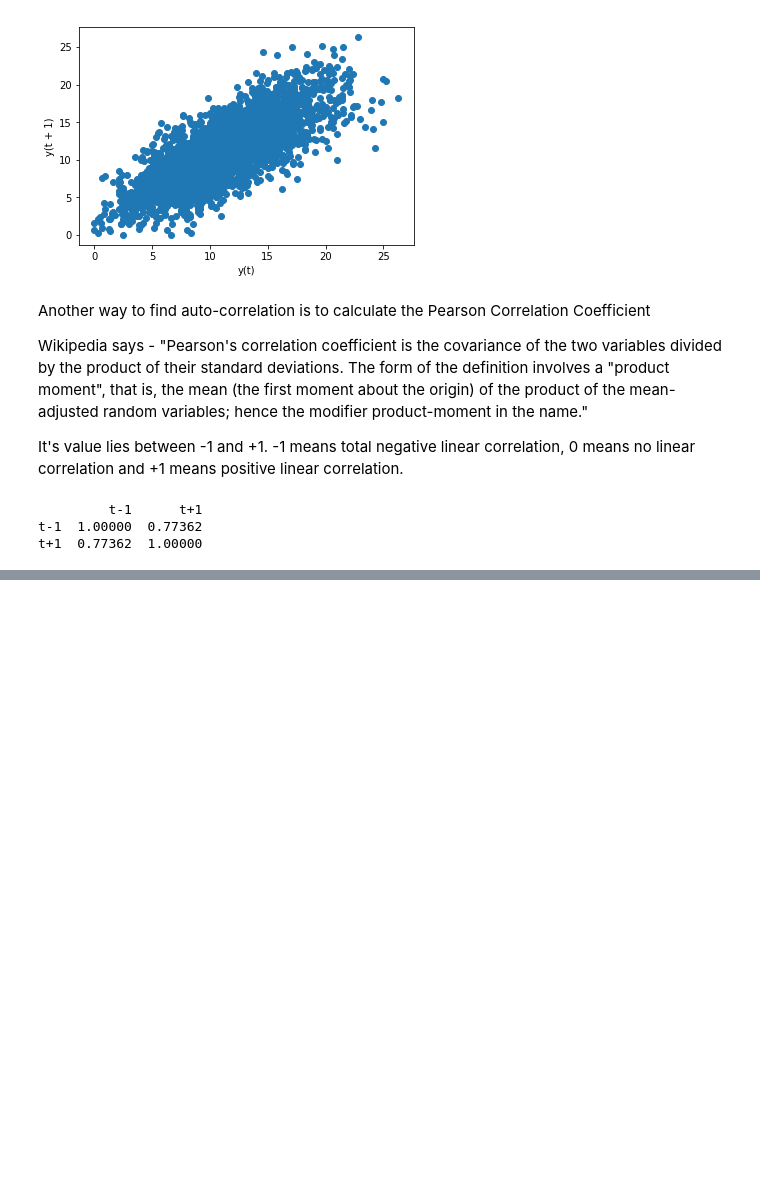
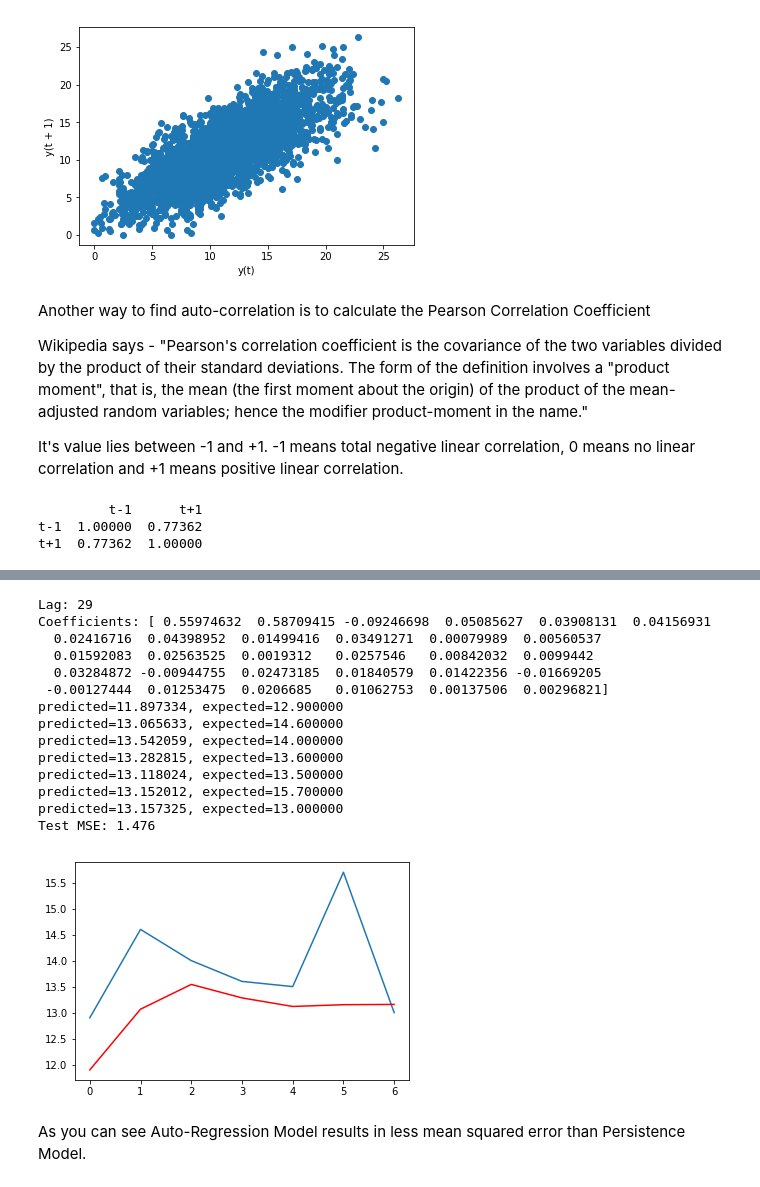
Before and after one commit to Deepshikha05/Time-Series-Analysis, a Jupyter notebook: Time-Series-Analysis-All-Topics-Covered.ipynb, the cells around one changed output, grey strips where cells are left out. Cells and saved outputs as stored; diff of their text form; code cells hidden in the pictures; blank space fills up the shorter version.

```diff
--- a/Time-Series-Analysis-All-Topics-Covered.ipynb
+++ b/Time-Series-Analysis-All-Topics-Covered.ipynb
@@ -131,0 +204,38 @@ Here, the lag value = 1 and the result shows that
+# %%
+from statsmodels.tsa.ar_model import AR
+# split dataset
+X = series.values
+train, test = X[1:len(X)-7], X[len(X)-7:]
+# train autoregression
+model = AR(train)
+model_fit = model.fit()
+print('Lag: %s' % model_fit.k_ar)
+print('Coefficients: %s' % model_fit.params)
+# make predictions
+predictions = model_fit.predict(start=len(train), end=len(train)+len(test)-1, dynamic=False)
+for i in range(len(predictions)):
+	print('predicted=%f, expected=%f' % (predictions[i], test[i]))
+error = mean_squared_error(test, predictions)
+print('Test MSE: %.3f' % error)
+# plot results
+pyplot.plot(test)
+pyplot.plot(predictions, color='red')
+pyplot.show()
+# %% [output]
+Lag: 29
+Coefficients: [ 0.55974632  0.58709415 -0.09246698  0.05085627  0.03908131  0.04156931
+  0.02416716  0.04398952  0.01499416  0.03491271  0.00079989  0.00560537
+  0.01592083  0.02563525  0.0019312   0.0257546   0.00842032  0.0099442
+  0.03284872 -0.00944755  0.02473185  0.01840579  0.01422356 -0.01669205
+ -0.00127444  0.01253475  0.0206685   0.01062753  0.00137506  0.00296821]
+predicted=11.897334, expected=12.900000
+predicted=13.065633, expected=14.600000
+predicted=13.542059, expected=14.000000
+predicted=13.282815, expected=13.600000
+predicted=13.118024, expected=13.500000
+predicted=13.152012, expected=15.700000
+predicted=13.157325, expected=13.000000
+Test MSE: 1.476
+[figure, added]
+# %% [markdown]
+As you can see Auto-Regression Model results in less mean squared error than Persistence Model.
```
Also changed, not shown: parts of 13 cells of this notebook.
